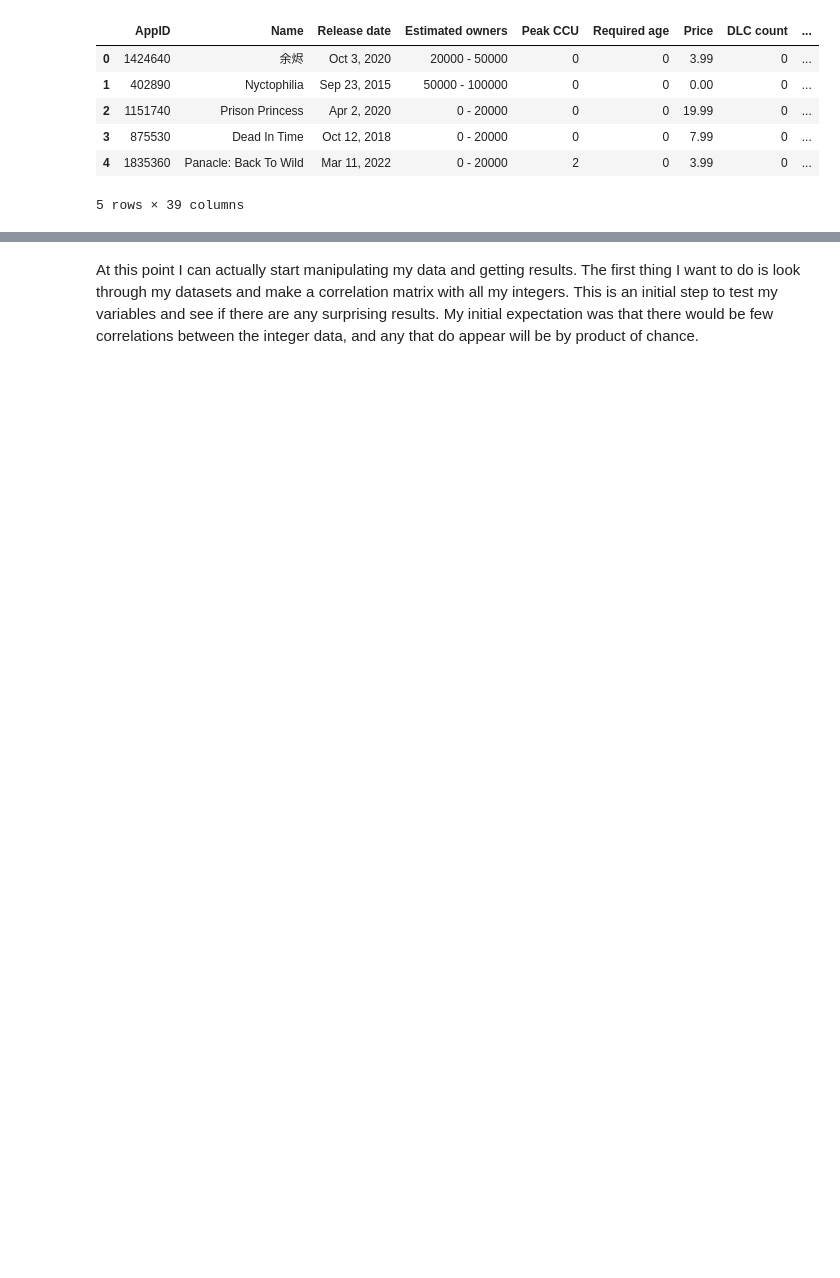
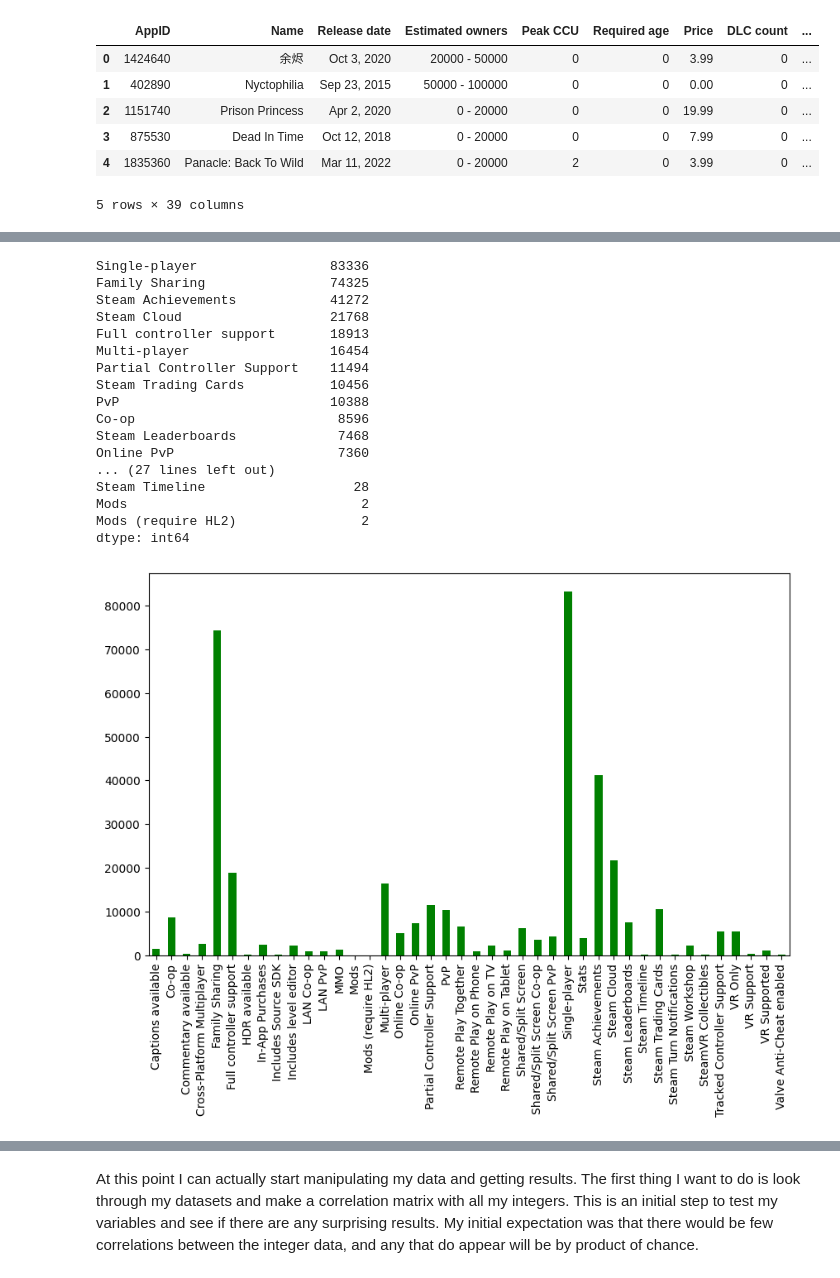
Before and after one commit to adamledet/itds-project-2025, a Jupyter notebook: Data_Science_Project.ipynb, the cells around one changed output, grey strips where cells are left out. Drawn from its saved outputs; the diff is of its cells as text; code cells hidden in the pictures; blank space fills up the shorter version.

```diff
--- a/Data_Science_Project.ipynb
+++ b/Data_Science_Project.ipynb
@@ -94,0 +158,22 @@ df_New.head()
+# %%
+category_counts.plot(kind='bar', figsize=(10,6), color="green")
+print(category_counts.sort_values(ascending=False))
+# %% [output]
+Single-player                 83336
+Family Sharing                74325
+Steam Achievements            41272
+Steam Cloud                   21768
+Full controller support       18913
+Multi-player                  16454
+Partial Controller Support    11494
+Steam Trading Cards           10456
+PvP                           10388
+Co-op                          8596
+Steam Leaderboards             7468
+Online PvP                     7360
+... (27 lines left out)
+Steam Timeline                   28
+Mods                              2
+Mods (require HL2)                2
+dtype: int64
+[figure, added]
```
Also changed, not shown: parts of 26 cells of this notebook, 1 other file.
